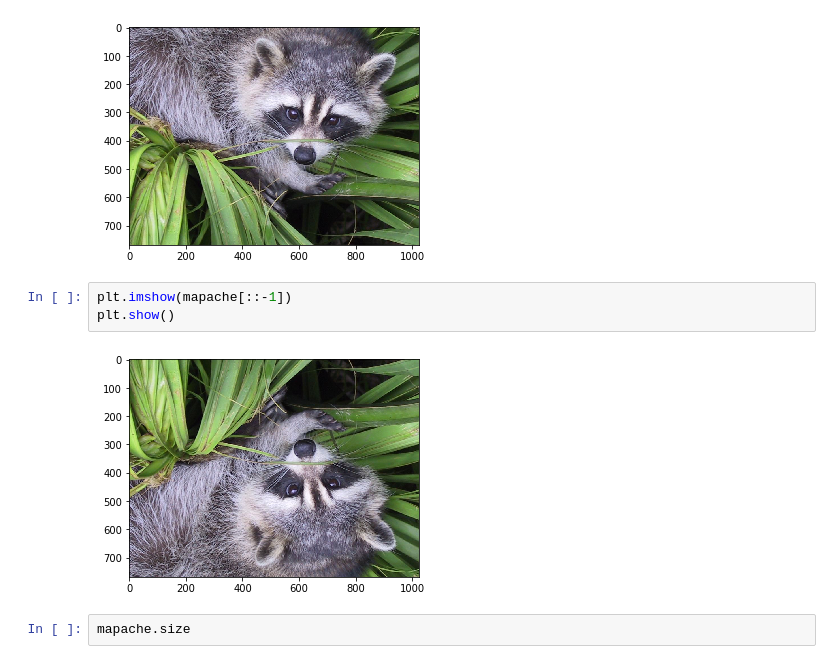
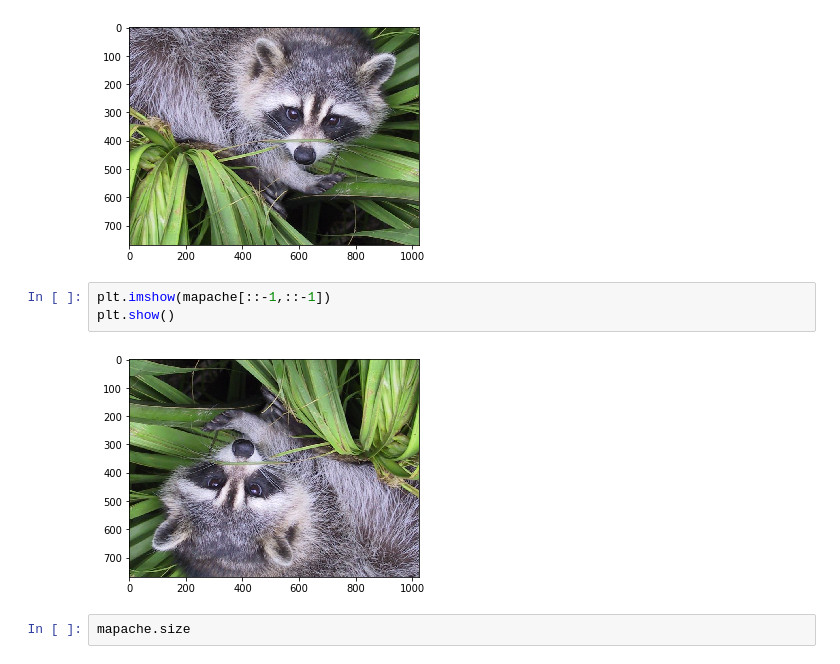
Before and after one commit to 2020-A-Python-GR1/py-burbano-erazo-renato-david, a Jupyter notebook: 02-numpy/05 - imagenes.ipynb, the cells around one changed output. Cells and saved outputs as stored; diff of their text form.

```diff
--- a/02-numpy/05 - imagenes.ipynb
+++ b/02-numpy/05 - imagenes.ipynb
@@ -42,10 +42,10 @@ plt.show()
 # %% [output]
 [figure]
 # %%
-plt.imshow(mapache[::-1])
+plt.imshow(mapache[::-1,::-1])
 plt.show()
 # %% [output]
-[figure, old version]
+[figure, new version]
 # %%
 mapache.size
 # %% [output]
```
Also changed, not shown: 6 other files.
